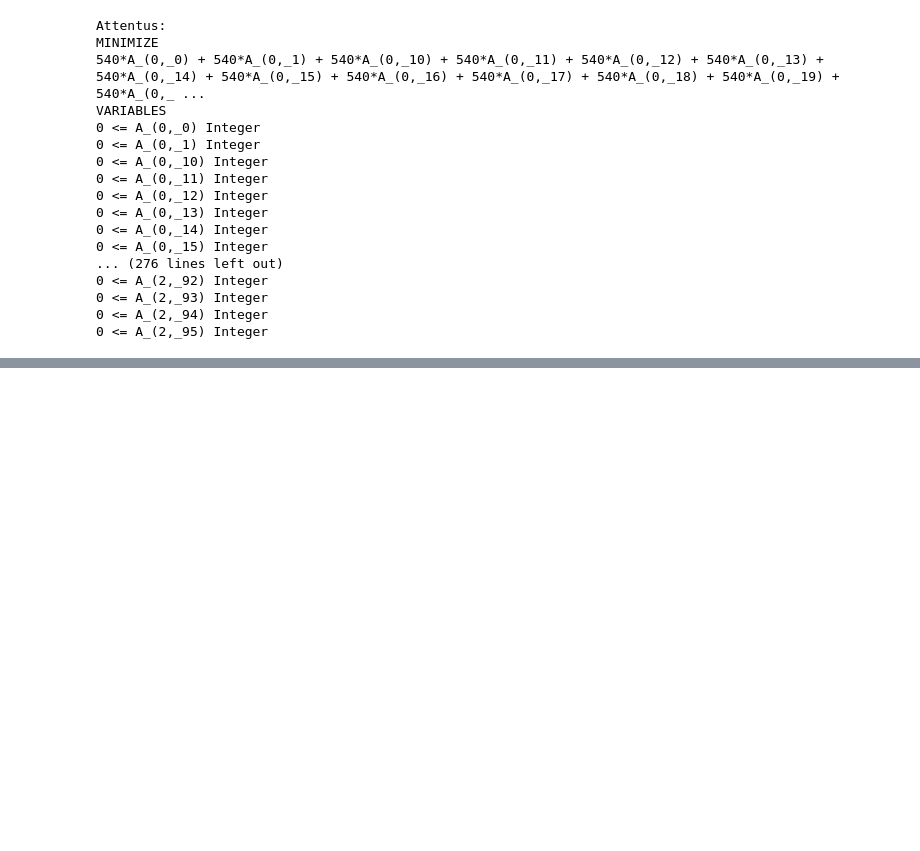
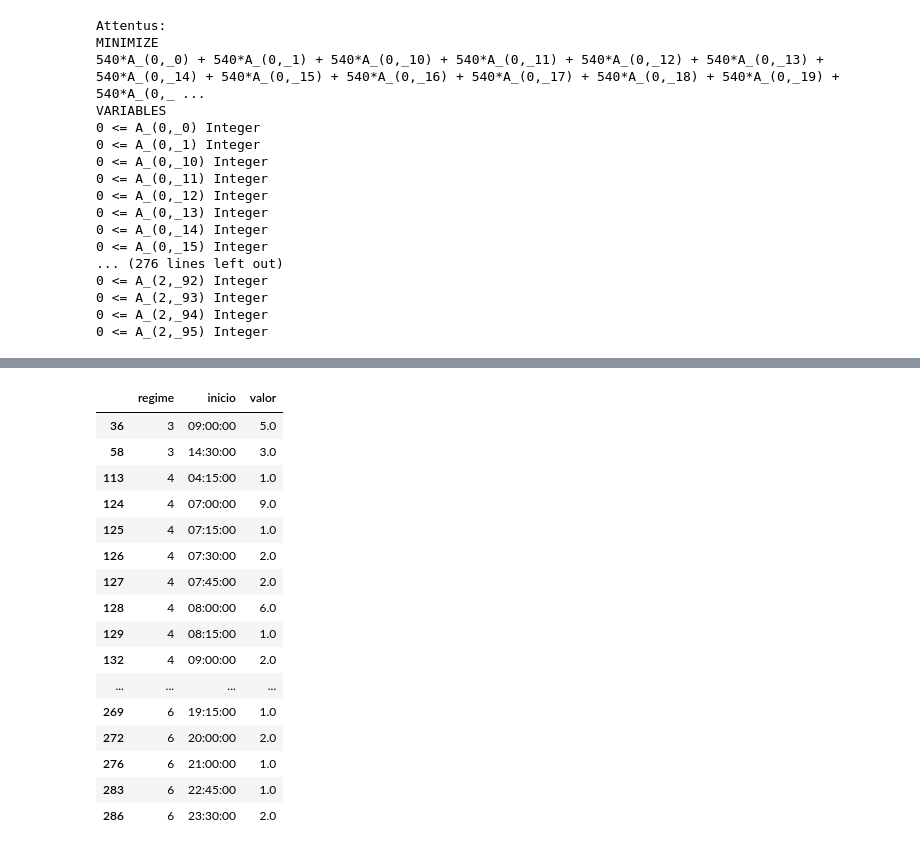
Before and after one commit to venturin-maxwell/attentus, a Jupyter notebook: nan_attentus_aula.ipynb, the cells around one changed output, grey strips where cells are left out. Saved outputs shown, nothing was run; the diff lists cells and outputs as text; code cells hidden in the pictures; blank space fills up the shorter version.

```diff
--- a/nan_attentus_aula.ipynb
+++ b/nan_attentus_aula.ipynb
@@ -631,0 +886,16 @@ VARIABLES
+# %%
+resultados = []
+for v_tupla, v_pulp in pulp_variaveis.items():
+    valor_var = v.varValue
+    # print(v_pulp.varValue, v_tupla)
+    indice_regime, indice_inicio = v_tupla
+    nome_regime = regimes[indice_regime]
+    nome_inicio = inicios[indice_inicio]
+    # print(nome_regime, nome_inicio)
+    resultados.append({
+        "regime": nome_regime,
+        "inicio": nome_inicio,
+        "valor": v_pulp.varValue
+    })
+
+resultados
@@ -631,0 +920,3 @@ VARIABLES
+# %%
+df_resultados = pd.DataFrame(resultados)
+df_resultados
@@ -631,0 +937,20 @@ VARIABLES
+# %%
+df_resultados.loc[df_resultados["valor"] > 0]
+# %% [output]
+|  | regime | inicio | valor |
+| 36 | 3 | 09:00:00 | 5.0 |
+| 58 | 3 | 14:30:00 | 3.0 |
+| 113 | 4 | 04:15:00 | 1.0 |
+| 124 | 4 | 07:00:00 | 9.0 |
+| 125 | 4 | 07:15:00 | 1.0 |
+| 126 | 4 | 07:30:00 | 2.0 |
+| 127 | 4 | 07:45:00 | 2.0 |
+| 128 | 4 | 08:00:00 | 6.0 |
+| 129 | 4 | 08:15:00 | 1.0 |
+| 132 | 4 | 09:00:00 | 2.0 |
+| ... | ... | ... | ... |
+| 269 | 6 | 19:15:00 | 1.0 |
+| 272 | 6 | 20:00:00 | 2.0 |
+| 276 | 6 | 21:00:00 | 1.0 |
+| 283 | 6 | 22:45:00 | 1.0 |
+| 286 | 6 | 23:30:00 | 2.0 |
```
Also changed, not shown: parts of 87 cells of this notebook, 4 other files.
